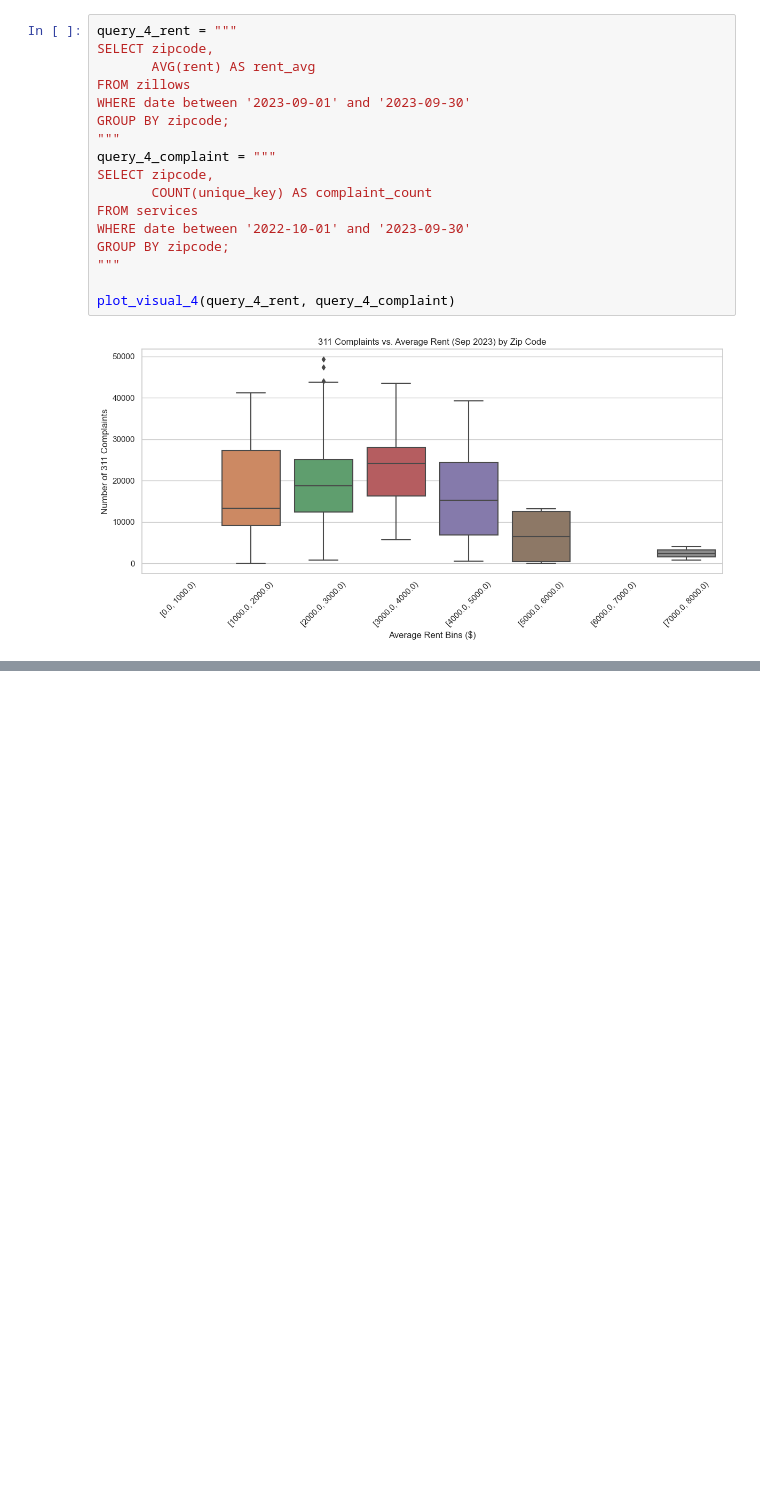
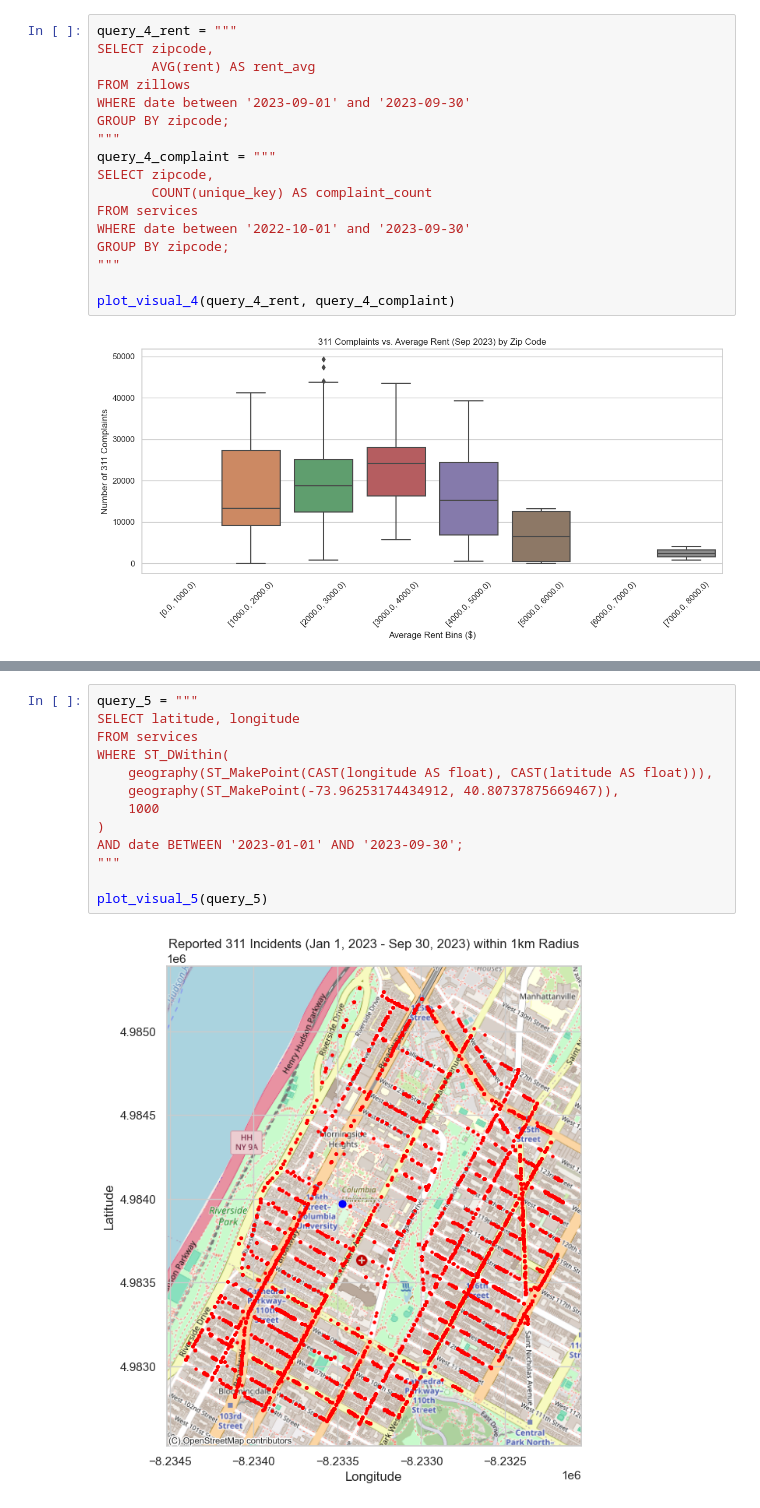
Before and after one commit to donny1101/project4501, a Jupyter notebook: final try.ipynb, the cells around one changed output, grey strips where cells are left out. Cells and saved outputs as stored; diff of their text form; blank space fills up the shorter version.

```diff
--- a/final try.ipynb
+++ b/final try.ipynb
@@ -1354,0 +1407,15 @@ plot_visual_4(query_4_rent, query_4_complaint)
+# %%
+query_5 = """
+SELECT latitude, longitude
+FROM services
+WHERE ST_DWithin(
+    geography(ST_MakePoint(CAST(longitude AS float), CAST(latitude AS float))),
+    geography(ST_MakePoint(-73.96253174434912, 40.80737875669467)),
+    1000
+)
+AND date BETWEEN '2023-01-01' AND '2023-09-30';
+"""
+
+plot_visual_5(query_5)
+# %% [output]
+[figure, added]
```
Also changed, not shown: parts of 6 cells of this notebook.
